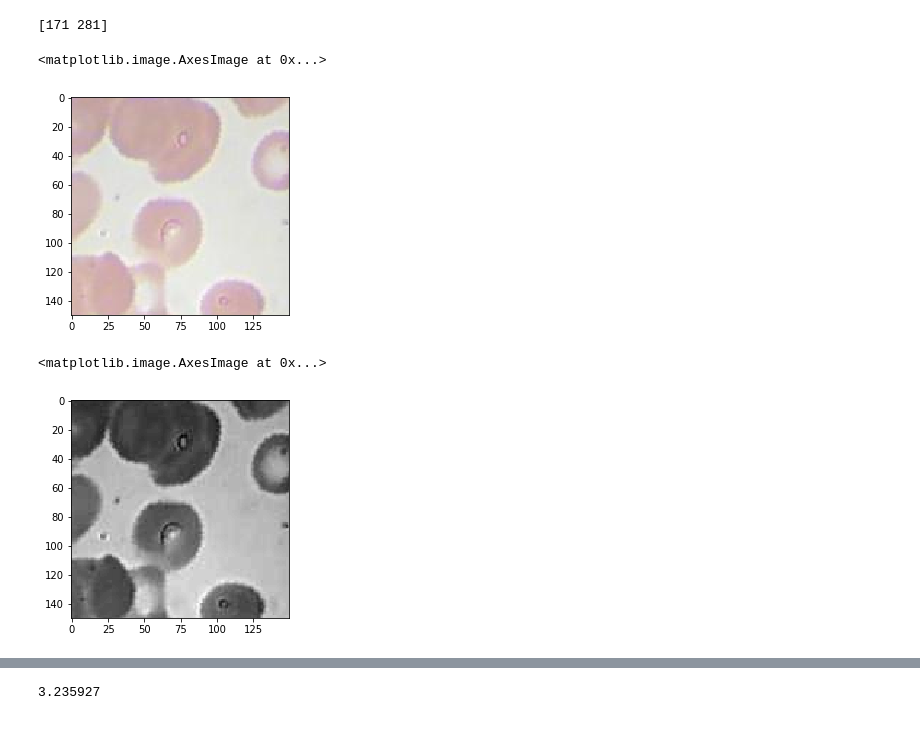
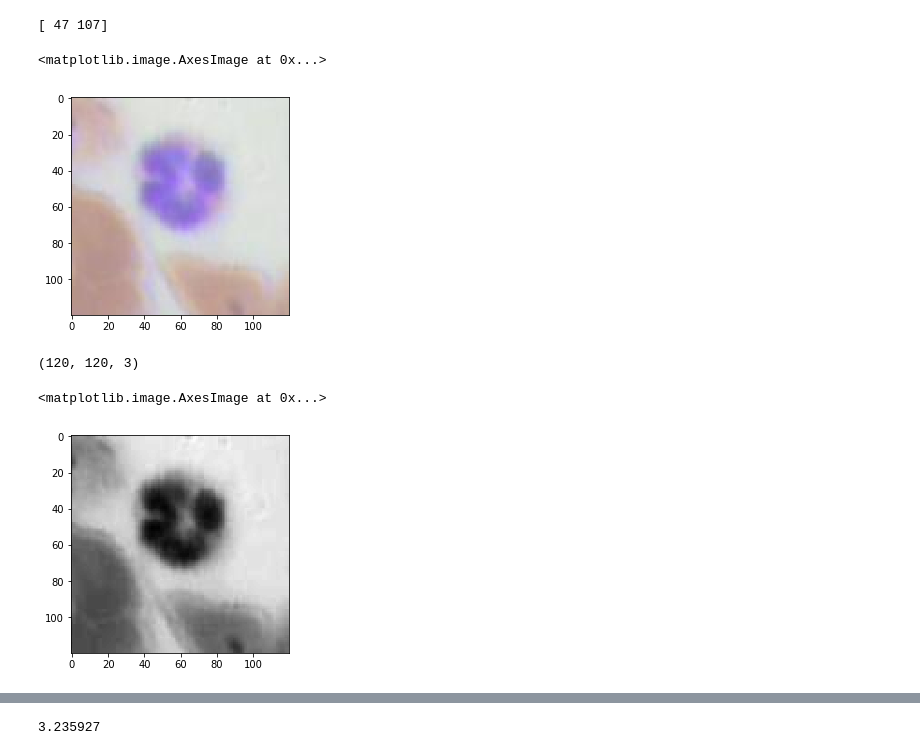
Before and after one commit to BoucheDimitri/SOADML, a Jupyter notebook: ImagesProcessing.ipynb, the cells around one changed output, grey strips where cells are left out. Drawn from its saved outputs; the diff is of its cells as text; code cells hidden in the pictures.

```diff
--- a/ImagesProcessing.ipynb
+++ b/ImagesProcessing.ipynb
@@ -58,0 +93,3 @@ plt.imshow(thresh, "gray")
+# %%
+closing = noise_filtering(thresholded)
+plt.imshow(closing, "gray")
@@ -63,36 +103,57 @@ def find_centre(threshim):
     return centre
 # %%
 # Test find center function
-centre = find_centre(thresh)
+centre = find_centre(closing)
 print(centre)
 # %% [output]
-[171 281]
+[ 47 107]
 # %%
 # Reframe the image with npixs in each dimension around the center
-def focus_on_centre(image, npixs=150):
-    centre = find_centre(image)
+def focus_on_centre(image, centre, npixs=150):
     limx = image.shape[0]
     limy = image.shape[1]
-
-    imreduced = imtest[centre[0] - npixs//2 : centre[0] + npixs//2,
-                       centre[1] - npixs//2 : centre[1] + npixs//2,
-                       :]
-    return imreduced
+    if centre[0] - npixs//2 < 0:
+        ax0 = 0
+        ax1 = npixs
+    elif centre[0] + npixs//2 > limx:
+        ax0 = limx - npixs
+        ax1 = limx
+    else :
+        ax0 = centre[0] - npixs//2
+        ax1 = centre[0] + npixs//2
+    if centre[1] - npixs//2 < 0:
+        ay0 = 0
+        ay1 = npixs
+    elif centre[1] + npixs//2 > limy:
+        ay0 = limy - npixs
+        ay1 = limy
+    else :
+        ay0 = centre[1] - npixs//2
+        ay1 = centre[1] + npixs//2
+    if len(image.shape) == 3:
+        return image[ax0 : ax1, ay0 : ay1, :]
+    else :
+        return image[ax0 : ax1, ay0 : ay1]
 # %%
 # Test focus on center function
-npixs = 150
-imreduced = focus_on_centre(imtest, npixs)
+npixs = 120
+imreduced = focus_on_centre(imtest, centre, npixs)
 plt.imshow(cv2.cvtColor(imreduced, cv2.COLOR_BGR2RGB))
 # %% [output]
 <matplotlib.image.AxesImage at 0x...>
-[figure, old version]
+[figure, new version]
+# %%
+imreduced.shape
+# %% [output]
+(120, 120, 3)
 # %%
 # We use grayscale version to simplify the problem and to be able to vectorize images
 reduced_gray = to_grayscale(imreduced)
+neutralize_frame(reduced_gray)
 plt.imshow(reduced_gray, "gray")
 # %% [output]
 <matplotlib.image.AxesImage at 0x...>
-[figure, old version]
+[figure, new version]
 # %%
 #
 def to_normalized_negative(image):
```
Also changed, not shown: parts of 24 cells of this notebook.
